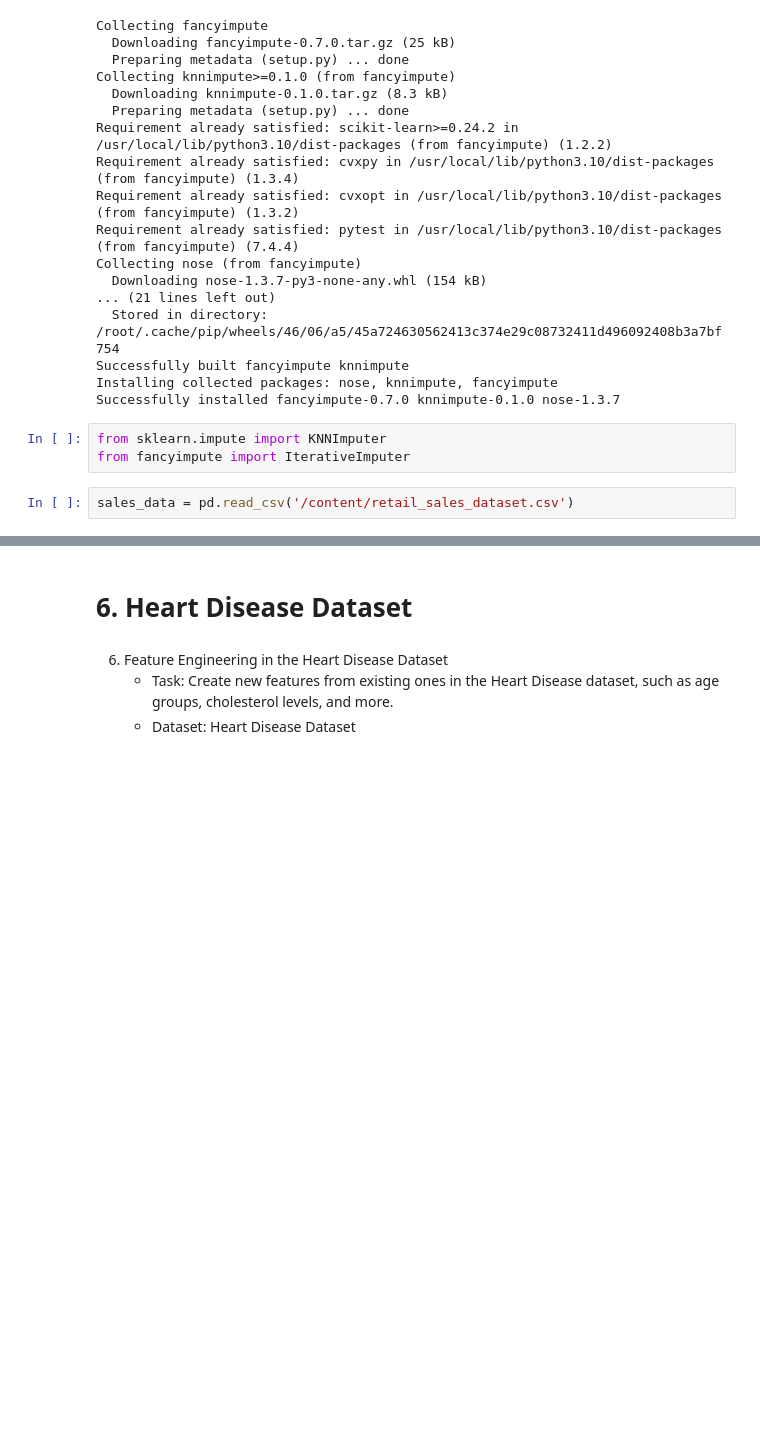
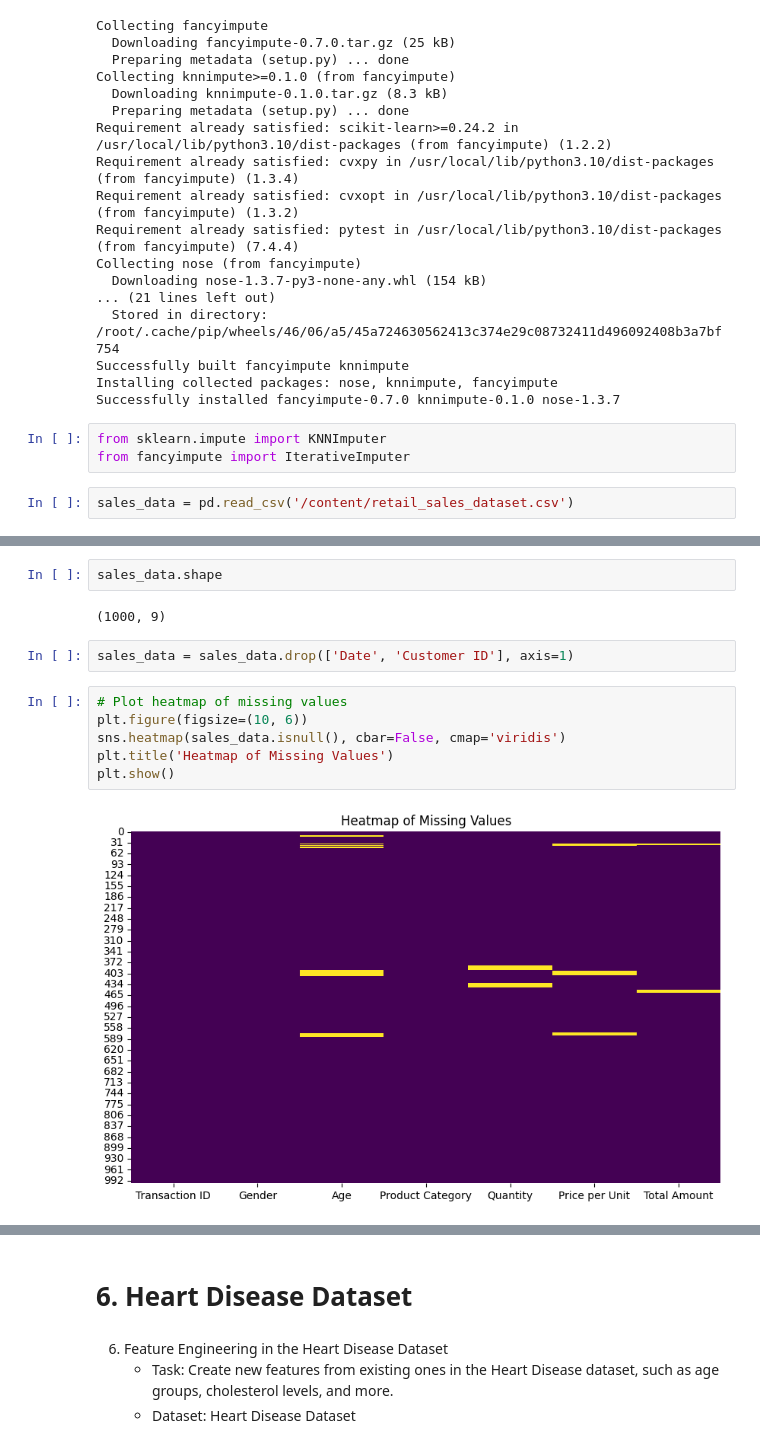
Before and after one commit to Ahmed-Islam-AI/100DaysOfBytewise, a Jupyter notebook: Solutions/Task 10 Solution/Data_Preprocessing_Task_10.ipynb, the cells around one changed output, grey strips where cells are left out. Cells and saved outputs as stored; diff of their text form; blank space fills up the shorter version.

Commit message:
Data preprocessing

```diff
--- a/Solutions/Task 10 Solution/Data_Preprocessing_Task_10.ipynb
+++ b/Solutions/Task 10 Solution/Data_Preprocessing_Task_10.ipynb
@@ -519 +526,15 @@ Total Amount        0
 dtype: int64
+# %%
+sales_data.shape
+# %% [output]
+(1000, 9)
+# %%
+sales_data = sales_data.drop(['Date', 'Customer ID'], axis=1)
+# %%
+# Plot heatmap of missing values
+plt.figure(figsize=(10, 6))
+sns.heatmap(sales_data.isnull(), cbar=False, cmap='viridis')
+plt.title('Heatmap of Missing Values')
+plt.show()
+# %% [output]
+[figure, added]
```
Also changed, not shown: parts of 48 cells of this notebook.
